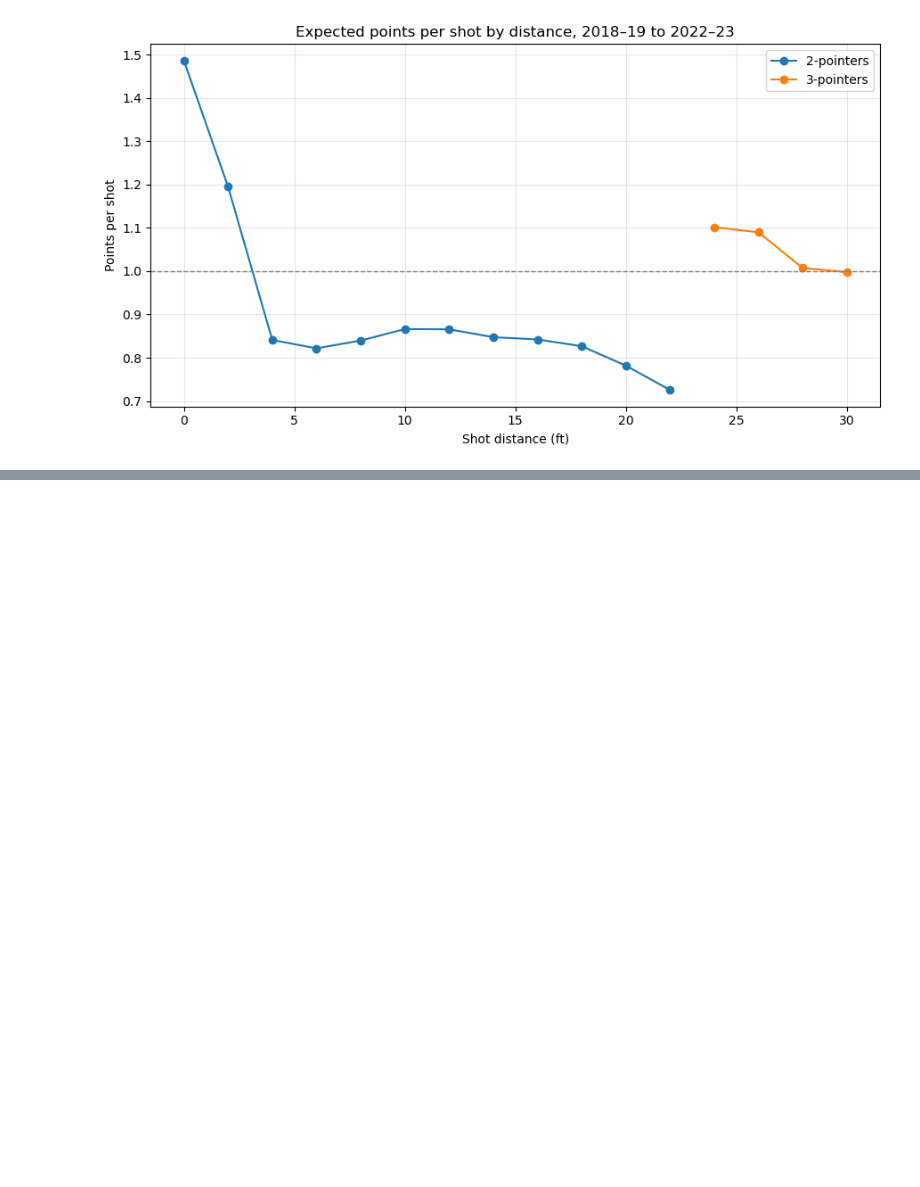
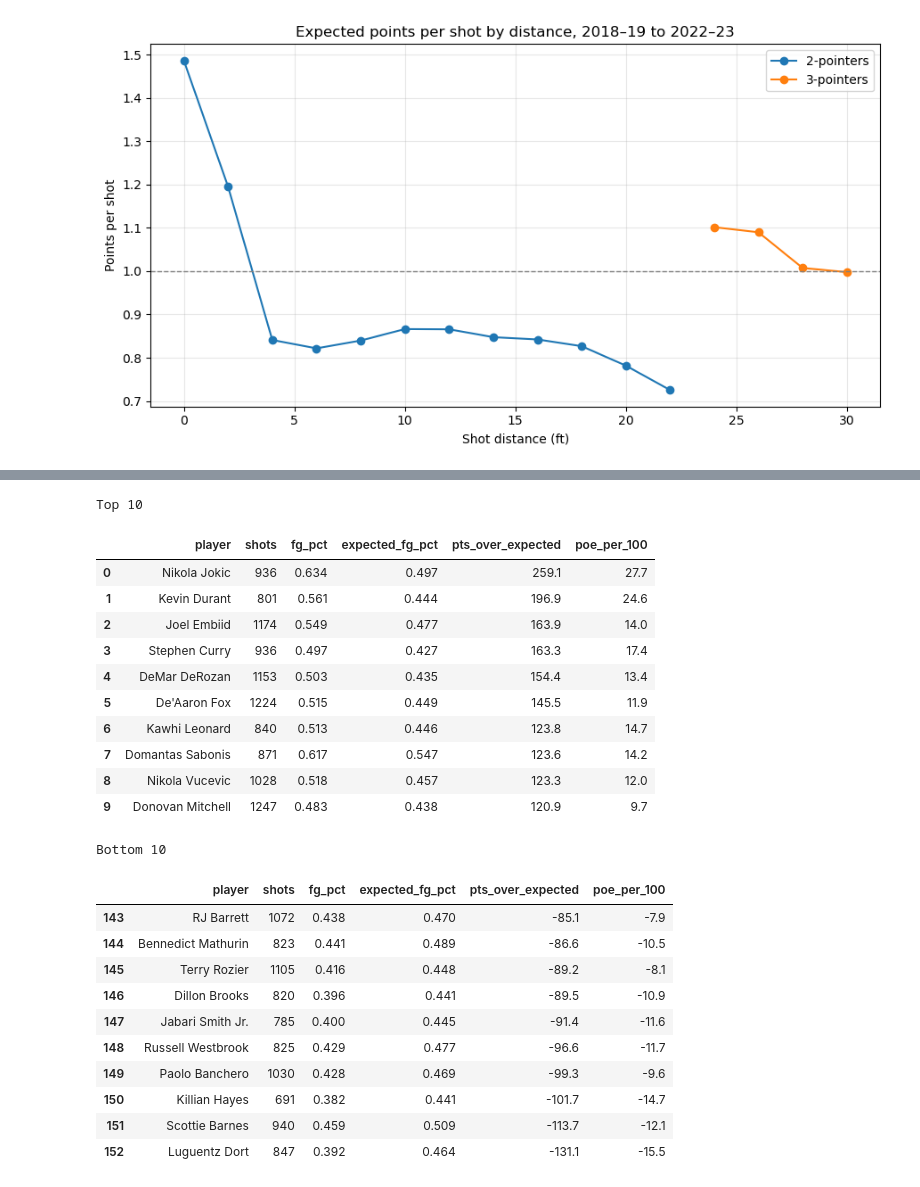
Before and after one commit to marcowarma/NBA-Shot-Quality, a Jupyter notebook: notebooks/01_explore.ipynb, the cells around one changed output, grey strips where cells are left out. Drawn from its saved outputs; the diff is of its cells as text; code cells hidden in the pictures; blank space fills up the shorter version.

```diff
--- a/notebooks/01_explore.ipynb
+++ b/notebooks/01_explore.ipynb
@@ -366,0 +441,42 @@ plt.show()
+# %%
+leaders = con.sql("""
+SELECT player,
+       COUNT(*)                                   AS shots,
+       ROUND(AVG(made), 3)                        AS fg_pct,
+       ROUND(AVG(xfg), 3)                         AS expected_fg_pct,
+       ROUND(SUM(pts - xpts), 1)                  AS pts_over_expected,
+       ROUND(100 * SUM(pts - xpts) / COUNT(*), 1) AS poe_per_100
+FROM shots_scored
+WHERE season = 2022
+GROUP BY player_id, player
+HAVING COUNT(*) >= 500
+ORDER BY pts_over_expected DESC
+""").df()
+
+print("Top 10"); display(leaders.head(10))
+print("Bottom 10"); display(leaders.tail(10))
+# %% [output]
+Top 10
+|  | player | shots | fg_pct | expected_fg_pct | pts_over_expected | poe_per_100 |
+| 0 | Nikola Jokic | 936 | 0.634 | 0.497 | 259.1 | 27.7 |
+| 1 | Kevin Durant | 801 | 0.561 | 0.444 | 196.9 | 24.6 |
+| 2 | Joel Embiid | 1174 | 0.549 | 0.477 | 163.9 | 14.0 |
+| 3 | Stephen Curry | 936 | 0.497 | 0.427 | 163.3 | 17.4 |
+| 4 | DeMar DeRozan | 1153 | 0.503 | 0.435 | 154.4 | 13.4 |
+| 5 | De'Aaron Fox | 1224 | 0.515 | 0.449 | 145.5 | 11.9 |
+| 6 | Kawhi Leonard | 840 | 0.513 | 0.446 | 123.8 | 14.7 |
+| 7 | Domantas Sabonis | 871 | 0.617 | 0.547 | 123.6 | 14.2 |
+| 8 | Nikola Vucevic | 1028 | 0.518 | 0.457 | 123.3 | 12.0 |
+| 9 | Donovan Mitchell | 1247 | 0.483 | 0.438 | 120.9 | 9.7 |
+Bottom 10
+|  | player | shots | fg_pct | expected_fg_pct | pts_over_expected | poe_per_100 |
+| 143 | RJ Barrett | 1072 | 0.438 | 0.470 | -85.1 | -7.9 |
+| 144 | Bennedict Mathurin | 823 | 0.441 | 0.489 | -86.6 | -10.5 |
+| 145 | Terry Rozier | 1105 | 0.416 | 0.448 | -89.2 | -8.1 |
+| 146 | Dillon Brooks | 820 | 0.396 | 0.441 | -89.5 | -10.9 |
+| 147 | Jabari Smith Jr. | 785 | 0.400 | 0.445 | -91.4 | -11.6 |
+| 148 | Russell Westbrook | 825 | 0.429 | 0.477 | -96.6 | -11.7 |
+| 149 | Paolo Banchero | 1030 | 0.428 | 0.469 | -99.3 | -9.6 |
+| 150 | Killian Hayes | 691 | 0.382 | 0.441 | -101.7 | -14.7 |
+| 151 | Scottie Barnes | 940 | 0.459 | 0.509 | -113.7 | -12.1 |
+| 152 | Luguentz Dort | 847 | 0.392 | 0.464 | -131.1 | -15.5 |
```
Also changed, not shown: parts of 5 cells of this notebook, 3 other files.
